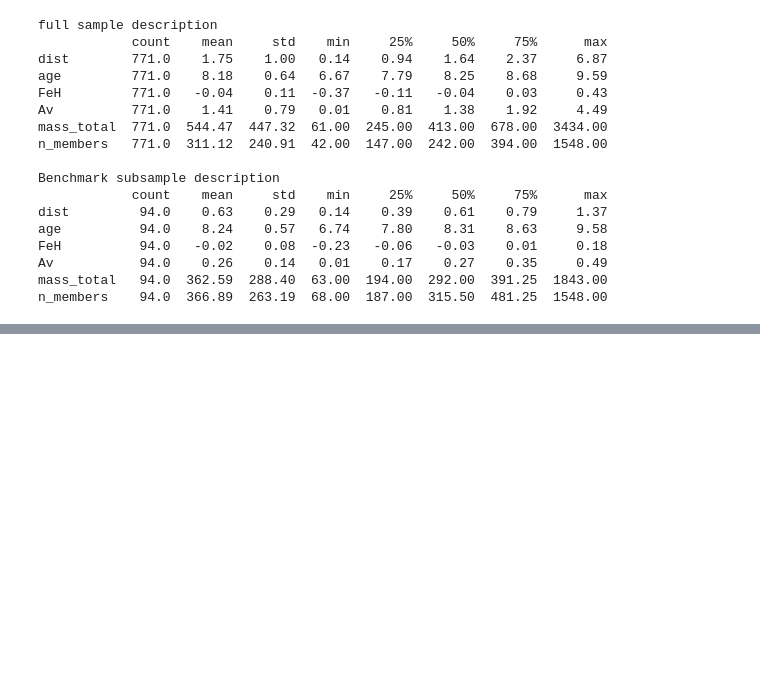
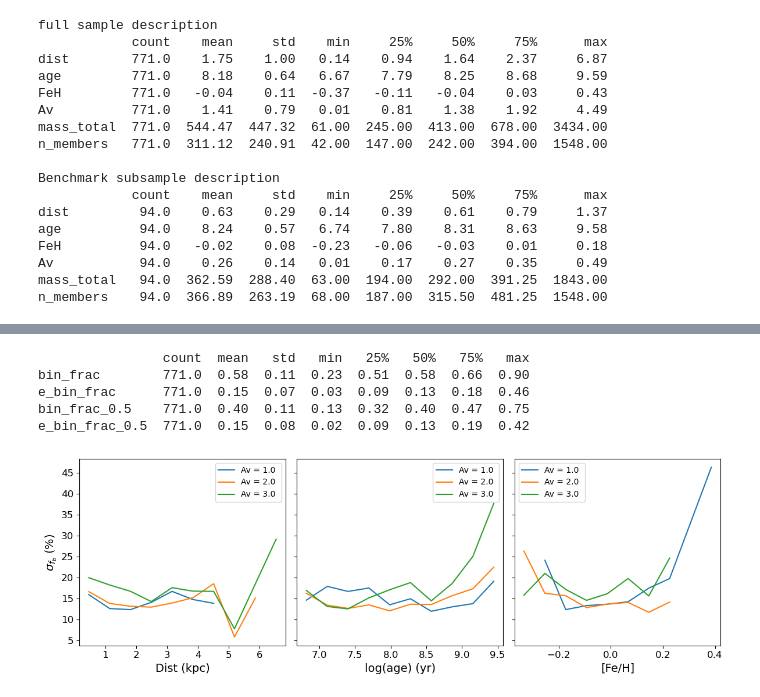
Before and after one commit to RuanPH26/stellar_multiplicity_in_open_clusters, a Jupyter notebook: data_description.ipynb, the cells around one changed output, grey strips where cells are left out. Drawn from its saved outputs; the diff is of its cells as text; code cells hidden in the pictures; blank space fills up the shorter version.

Commit message:
organiza data description e exclui results

```diff
--- a/data_description.ipynb
+++ b/data_description.ipynb
@@ -96,0 +97,58 @@ plt.show()
+# %%
+print(df[['bin_frac','e_bin_frac','bin_frac_0.5','e_bin_frac_0.5']].describe().round(2).T)
+# %% [output]
+                count  mean   std   min   25%   50%   75%   max
+bin_frac        771.0  0.58  0.11  0.23  0.51  0.58  0.66  0.90
+e_bin_frac      771.0  0.15  0.07  0.03  0.09  0.13  0.18  0.46
+bin_frac_0.5    771.0  0.40  0.11  0.13  0.32  0.40  0.47  0.75
+e_bin_frac_0.5  771.0  0.15  0.08  0.02  0.09  0.13  0.19  0.42
+# %%
+fig, axs = plt.subplots(1,3, figsize = (12,4), sharey=True)
+aux = df.copy(deep=True)
+
+# Agrupamento por faixas de extinção Av
+aux['Av_group'] = pd.cut(aux['Av'], bins=[0, 1.0, 2.0, 3.0], labels=['Av = 1.0 ', 'Av = 2.0', 'Av = 3.0',])
+
+# Divide a variável 'dist' (distância) em 10 faixas
+aux['dist_bin'] = pd.cut(aux['dist'], bins=10)
+aux['dist_center'] = aux['dist_bin'].apply(lambda x: x.mid)
+
+# Agrupa por faixa de dist e grupo de Av, calcula média de e_bin_frac
+grouped = aux.groupby(['Av_group', 'dist_center'])['e_bin_frac'].agg(['mean',]).reset_index()
+sns.lineplot(data=grouped, x='dist_center', y=grouped['mean']*100, hue='Av_group', ax= axs[0])
+axs[0].set_xlabel(r'Dist (kpc)', fontdict=font)
+
+
+
+aux['age_bin'] = pd.cut(aux['age'], bins=10)
+aux['age_center'] = aux['age_bin'].apply(lambda x: x.mid)
+
+grouped = aux.groupby(['Av_group', 'age_center'])['e_bin_frac'].agg(['mean',]).reset_index()
+grouped['mean'] = grouped['mean']*100
+
+
+sns.lineplot(data=grouped, x='age_center', y=grouped['mean'], hue='Av_group', ax= axs[1])
+axs[1].set_xlabel(r'log(age) (yr)', fontdict=font)
+
+aux['FeH_bin'] = pd.cut(aux['FeH'], bins=10)
+aux['FeH_center'] = aux['FeH_bin'].apply(lambda x: x.mid)
+
+
+grouped = aux.groupby(['Av_group', 'FeH_center'])['e_bin_frac'].agg(['mean',]).reset_index()
+
+sns.lineplot(data=grouped, x='FeH_center', y=grouped['mean']*100, hue='Av_group', ax= axs[2])
+axs[2].set_xlabel(r'[Fe/H]', fontdict=font)
+
+axs[0].set_ylabel(r'$\sigma_{f_b}$ (%)', fontdict= font)
+axs[1].set_ylabel(r'$\sigma_{f_b}$ (%)', fontdict= font)
+axs[2].set_ylabel(r'$\sigma_{f_b}$ (%)', fontdict= font)
+
+for ax in axs:
+    ax.tick_params(labelsize=labelsize)
+    ax.legend(fontsize=10)
+
+plt.tight_layout()
+plt.savefig('Figures/err_fb.png',bbox_inches='tight', dpi=300)
+plt.show()
+# %% [output]
+[figure, added]
```
Also changed, not shown: parts of 5 cells of this notebook, 7 other files.
